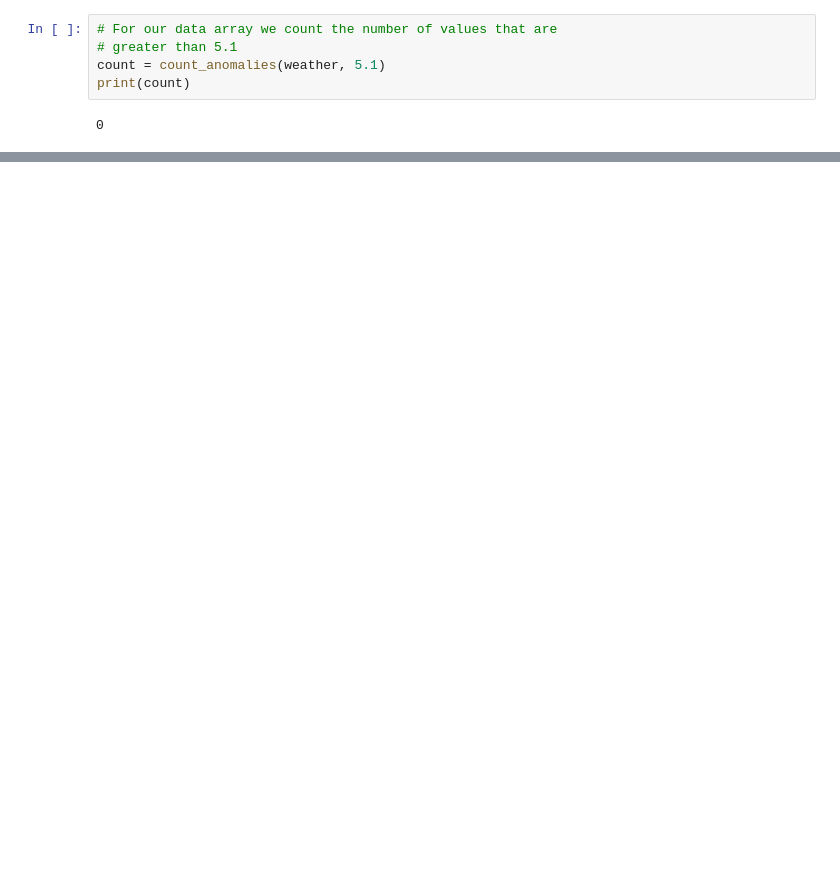
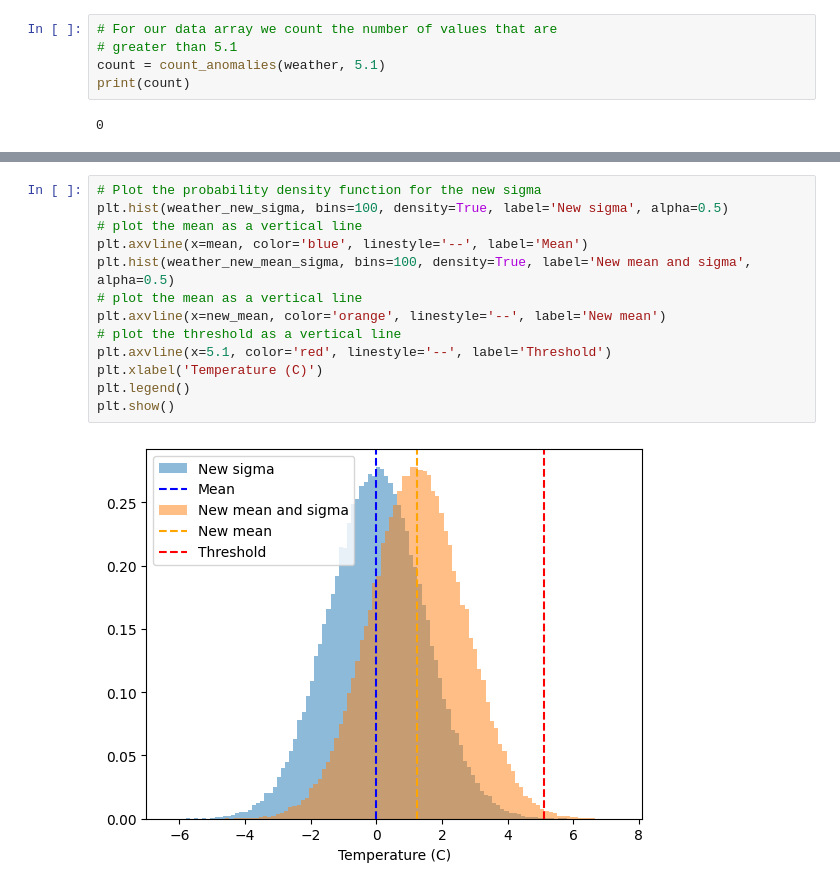
Before and after one commit to benhutchmet/MTMA33_Computing, a Jupyter notebook: practical_4/practical_4.ipynb, the cells around one changed output, grey strips where cells are left out. Drawn from its saved outputs; the diff is of its cells as text; blank space fills up the shorter version.

```diff
--- a/practical_4/practical_4.ipynb
+++ b/practical_4/practical_4.ipynb
@@ -40,0 +73,15 @@ weather_new_sigma = weather_generator(mean, 1.5, n)
+# %%
+# Plot the probability density function for the new sigma
+plt.hist(weather_new_sigma, bins=100, density=True, label='New sigma', alpha=0.5)
+# plot the mean as a vertical line
+plt.axvline(x=mean, color='blue', linestyle='--', label='Mean')
+plt.hist(weather_new_mean_sigma, bins=100, density=True, label='New mean and sigma', alpha=0.5)
+# plot the mean as a vertical line
+plt.axvline(x=new_mean, color='orange', linestyle='--', label='New mean')
+# plot the threshold as a vertical line
+plt.axvline(x=5.1, color='red', linestyle='--', label='Threshold')
+plt.xlabel('Temperature (C)')
+plt.legend()
+plt.show()
+# %% [output]
+[figure, added]
```
Also changed, not shown: parts of 4 cells of this notebook.
